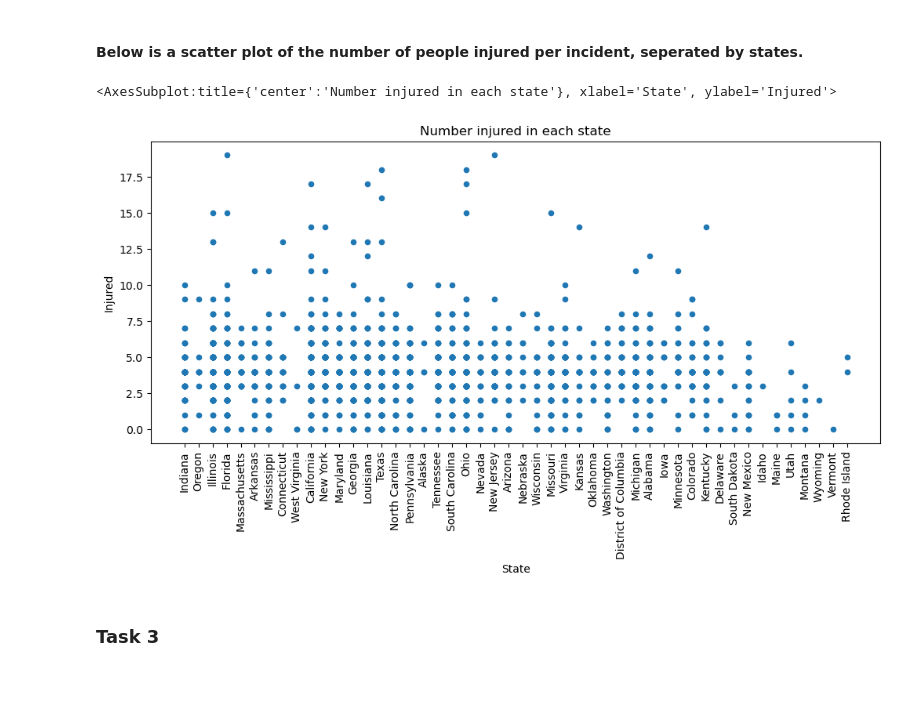
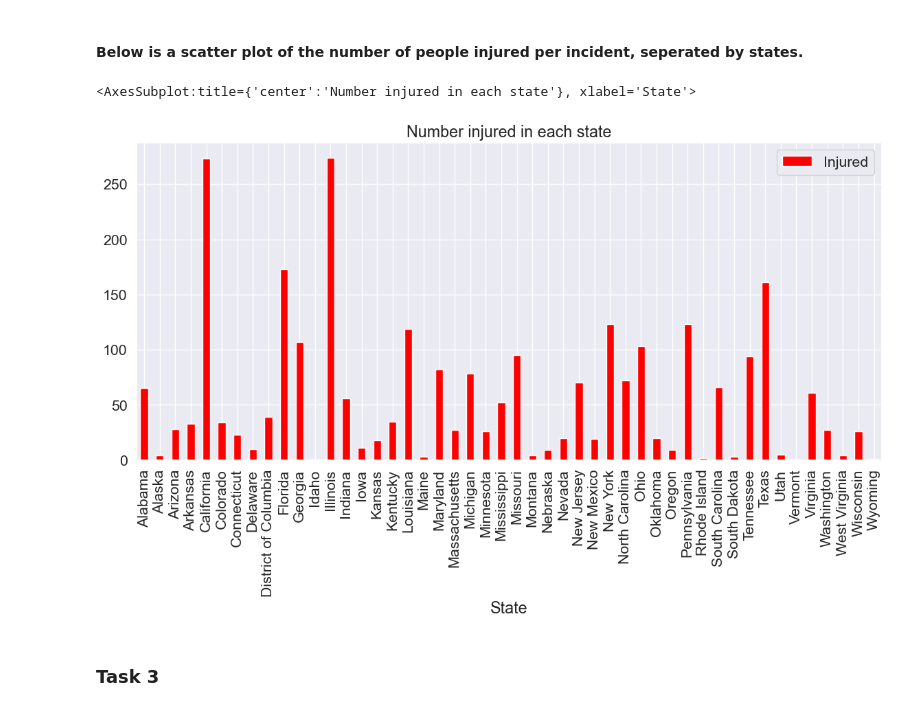
Before and after one commit to ubco-W2022T1-cosc301/project-group39, a Jupyter notebook: notebooks/analysis1.ipynb, the cells around one changed output. Drawn from its saved outputs; the diff is of its cells as text; code cells hidden in the pictures; blank space fills up the shorter version.

```diff
--- a/notebooks/analysis1.ipynb
+++ b/notebooks/analysis1.ipynb
@@ -211,10 +212,14 @@ df_cleaned.plot(kind = 'scatter',figsize=(12,5), x = 'State', y = 'Killed', rot
 # %% [markdown]
 #### Below is a scatter plot of the number of people injured per incident, seperated by states.
-# %%
-df_cleaned.plot(kind = 'scatter',figsize=(12,5), x = 'State', y = 'Injured', rot = 90, title = 'Number injured in each state')
-# %% [output]
-<AxesSubplot:title={'center':'Number injured in each state'}, xlabel='State', ylabel='Injured'>
-[figure, removed]
+# %%
+my_colors = ['g', 'b']*5
+my_colors = [(0.5,0.4,0.5), (0.75, 0.75, 0.25)]*5
+my_colors = [(x/10.0, x/20.0, 0.75) for x in range(len(df))]
+injured_df = df_cleaned.groupby('State',as_index=False).agg({'Injured': 'count'})
+injured_df.plot(kind = 'bar',figsize=(14,6), x = 'State', y = 'Injured', rot = 90, title = 'Number injured in each state', color = 'red')
+# %% [output]
+<AxesSubplot:title={'center':'Number injured in each state'}, xlabel='State'>
+[figure, added]
 # %% [markdown]
 ### <b>Task 3</b>
 # %% [markdown]
```
Also changed, not shown: parts of 1 cell of this notebook, 1 other file.
